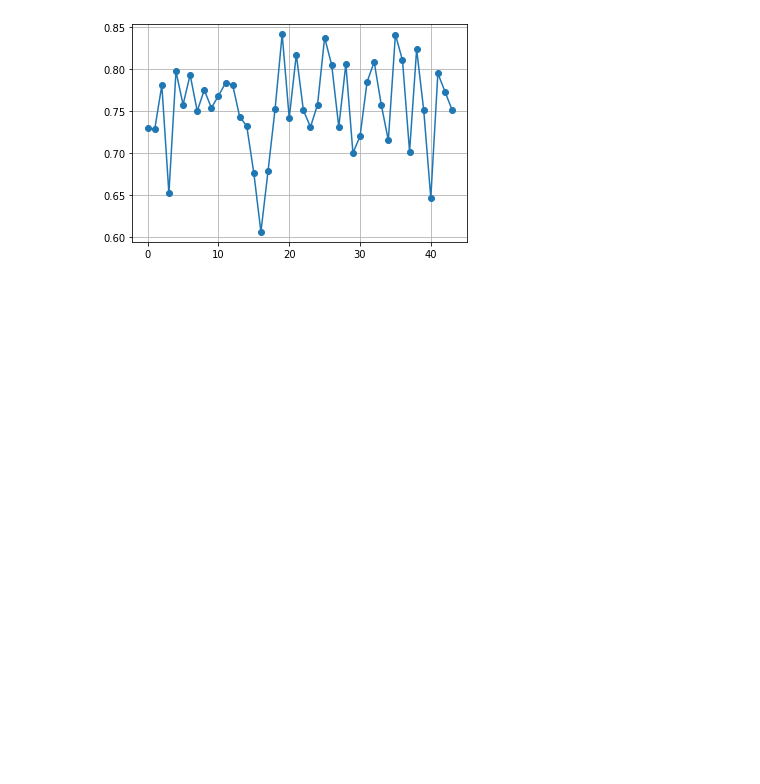
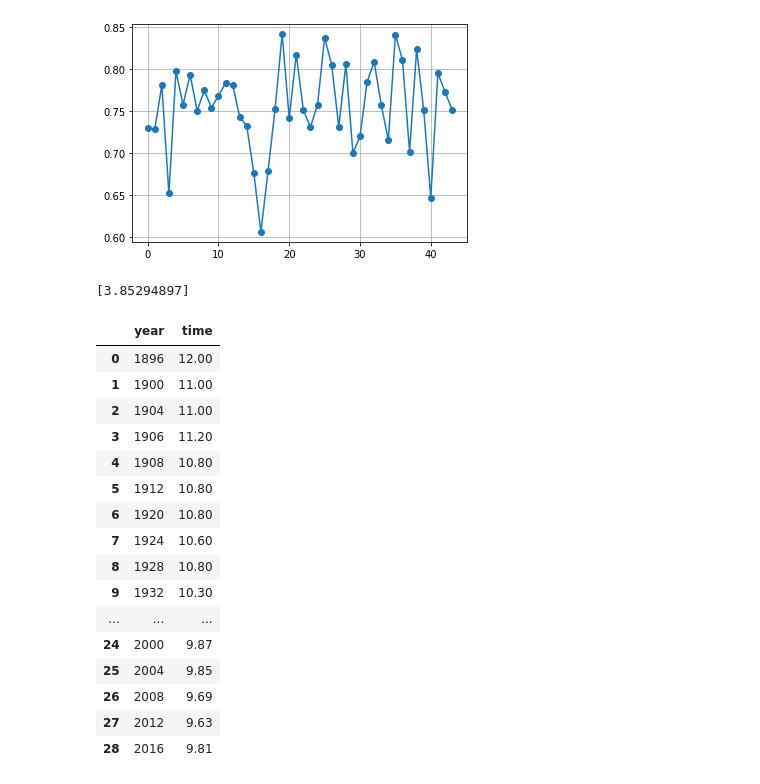
Before and after one commit to ShahHet2812/Sem4, a Jupyter notebook: B4_128_Sem_4/B4_T2/Python/Chapter-5.ipynb, the cells around one changed output. Saved outputs shown, nothing was run; the diff lists cells and outputs as text; code cells hidden in the pictures; blank space fills up the shorter version.

```diff
--- a/B4_128_Sem_4/B4_T2/Python/Chapter-5.ipynb
+++ b/B4_128_Sem_4/B4_T2/Python/Chapter-5.ipynb
@@ -254,3 +254,30 @@ plt.grid()
 # %% [output]
 [0.7297167943957027, 0.7283345498058083, 0.780730147510384, 0.6516754875100943, 0.797266185221225, 0.7576283066961189, 0.7931883791241285, 0.74999736702749, 0.7750446547055034, 0.7537489289007485, 0.7 ...
 [figure]
+# %%
+pred=lr.predict([[8.5]])
+print(pred)
+# %% [output]
+[3.85294897]
+# %%
+import pandas as pd
+data=pd.read_csv('olympic100m.csv')
+data
+# %% [output]
+|  | year | time |
+| 0 | 1896 | 12.00 |
+| 1 | 1900 | 11.00 |
+| 2 | 1904 | 11.00 |
+| 3 | 1906 | 11.20 |
+| 4 | 1908 | 10.80 |
+| 5 | 1912 | 10.80 |
+| 6 | 1920 | 10.80 |
+| 7 | 1924 | 10.60 |
+| 8 | 1928 | 10.80 |
+| 9 | 1932 | 10.30 |
+| ... | ... | ... |
+| 24 | 2000 | 9.87 |
+| 25 | 2004 | 9.85 |
+| 26 | 2008 | 9.69 |
+| 27 | 2012 | 9.63 |
+| 28 | 2016 | 9.81 |
```
Also changed, not shown: parts of 4 cells of this notebook.
